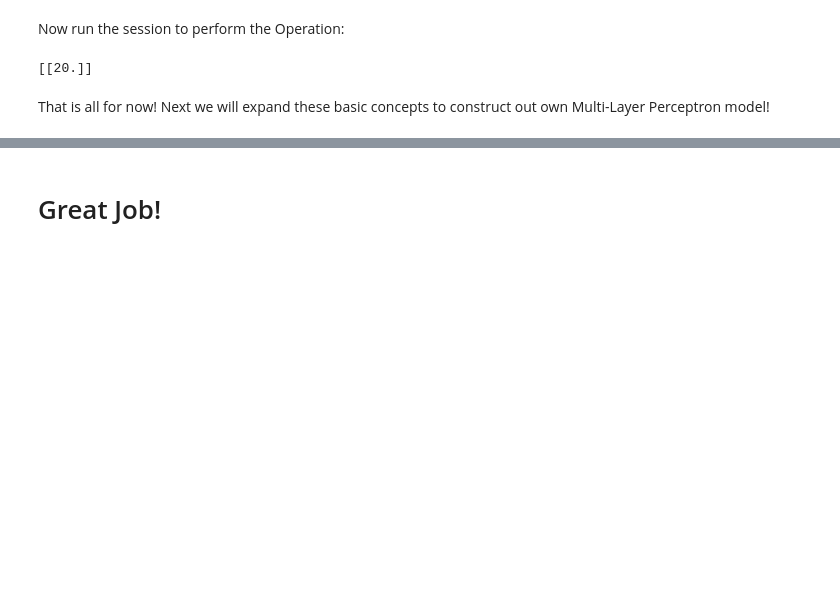
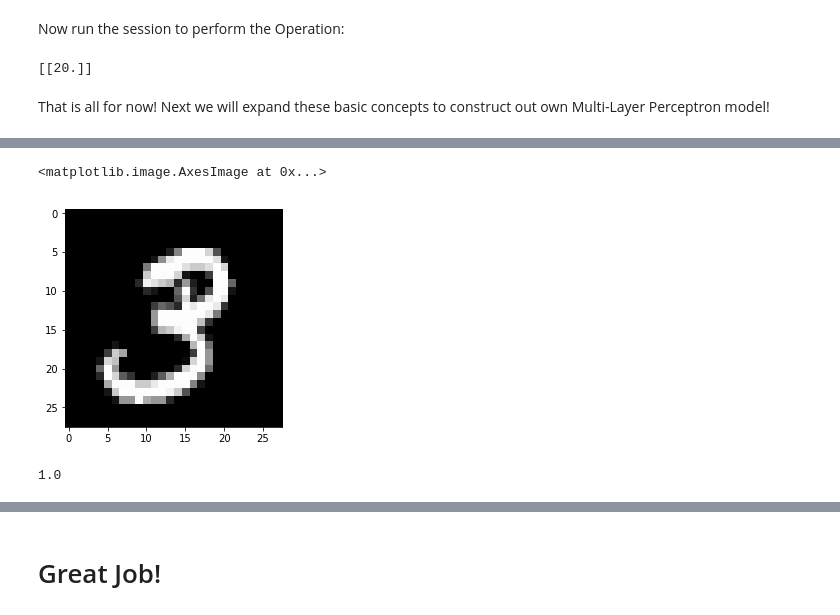
Before and after one commit to sparkm/mlpt, a Jupyter notebook: 22-Deep Learning/01-Tensorflow Basics.ipynb, the cells around one changed output, grey strips where cells are left out. Saved outputs shown, nothing was run; the diff lists cells and outputs as text; code cells hidden in the pictures; blank space fills up the shorter version.

```diff
--- a/22-Deep Learning/01-Tensorflow Basics.ipynb
+++ b/22-Deep Learning/01-Tensorflow Basics.ipynb
@@ -158,0 +217,9 @@ That is all for now! Next we will expand these basic concepts to construct out o
+# %%
+plt.imshow(mnist.train.images[1].reshape(28,28),cmap='gist_gray')
+# %% [output]
+<matplotlib.image.AxesImage at 0x...>
+[figure, added]
+# %%
+mnist.train.images[1].max()
+# %% [output]
+1.0
```
Also changed, not shown: parts of 63 cells of this notebook, 2 other files.
